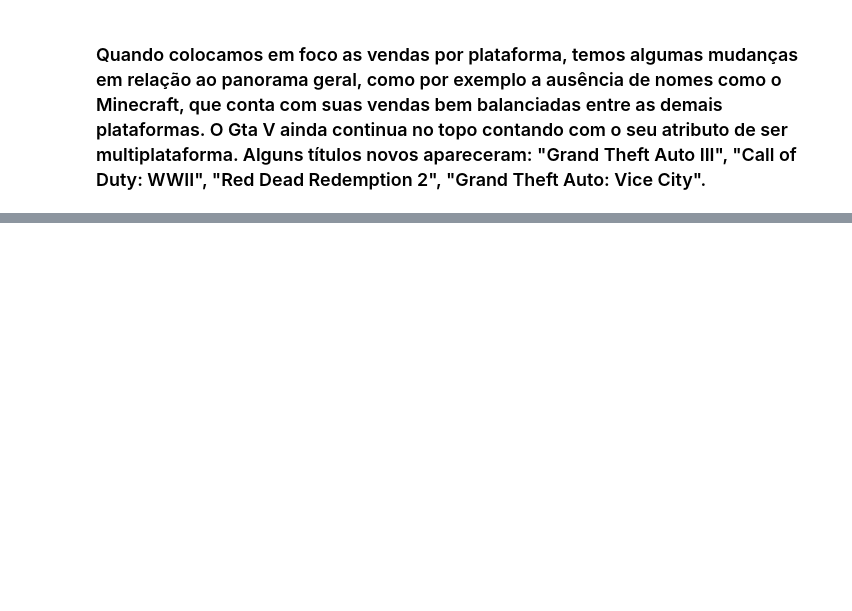
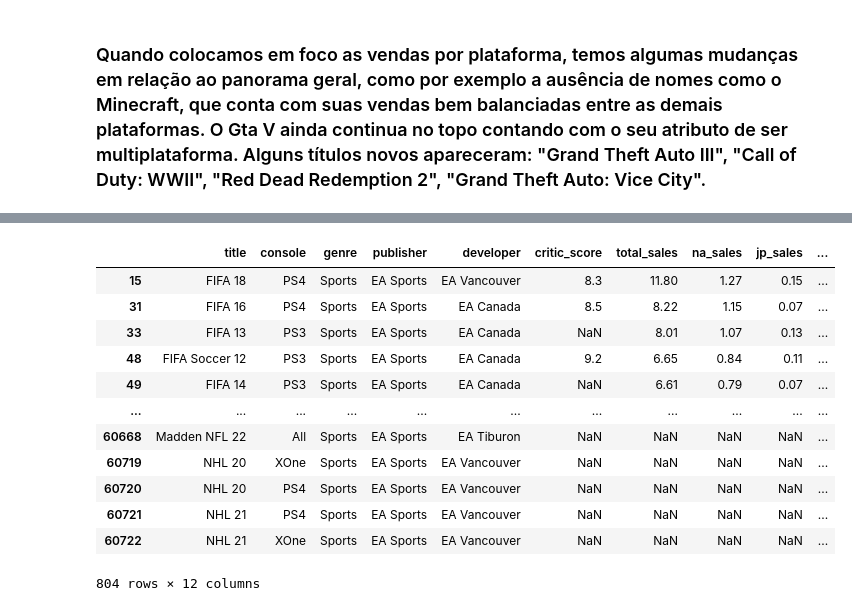
Before and after one commit to MatheusMorandi/Analise_Vendas_Jogos_2024, a Jupyter notebook: src/eda.ipynb, the cells around one changed output, grey strips where cells are left out. Drawn from its saved outputs; the diff is of its cells as text; code cells hidden in the pictures; blank space fills up the shorter version.

```diff
--- a/src/eda.ipynb
+++ b/src/eda.ipynb
@@ -264,3 +264,21 @@ mine.head(7)
 | 571 | Minecraft | NS | Sandbox | Mojang | 4J Studios | 9.2 | 1.89 | 0.69 | 0.52 | ... |
 | 849 | Minecraft | WiiU | Misc | Mojang | 4J Studios | 5.5 | 1.47 | 0.50 | 0.38 | ... |
 | 4477 | Minecraft | 3DS | Misc | Nintendo | Other Ocean Interactive | 6.7 | 0.37 | 0.33 | NaN | ... |
+# %%
+fifa = ds[ds['publisher'] == "EA Sports"]
+
+fifa
+# %% [output]
+|  | title | console | genre | publisher | developer | critic_score | total_sales | na_sales | jp_sales | ... |
+| 15 | FIFA 18 | PS4 | Sports | EA Sports | EA Vancouver | 8.3 | 11.80 | 1.27 | 0.15 | ... |
+| 31 | FIFA 16 | PS4 | Sports | EA Sports | EA Canada | 8.5 | 8.22 | 1.15 | 0.07 | ... |
+| 33 | FIFA 13 | PS3 | Sports | EA Sports | EA Canada | NaN | 8.01 | 1.07 | 0.13 | ... |
+| 48 | FIFA Soccer 12 | PS3 | Sports | EA Sports | EA Canada | 9.2 | 6.65 | 0.84 | 0.11 | ... |
+| 49 | FIFA 14 | PS3 | Sports | EA Sports | EA Canada | NaN | 6.61 | 0.79 | 0.07 | ... |
+| ... | ... | ... | ... | ... | ... | ... | ... | ... | ... | ... |
+| 60668 | Madden NFL 22 | All | Sports | EA Sports | EA Tiburon | NaN | NaN | NaN | NaN | ... |
+| 60719 | NHL 20 | XOne | Sports | EA Sports | EA Vancouver | NaN | NaN | NaN | NaN | ... |
+| 60720 | NHL 20 | PS4 | Sports | EA Sports | EA Vancouver | NaN | NaN | NaN | NaN | ... |
+| 60721 | NHL 21 | PS4 | Sports | EA Sports | EA Vancouver | NaN | NaN | NaN | NaN | ... |
+| 60722 | NHL 21 | XOne | Sports | EA Sports | EA Vancouver | NaN | NaN | NaN | NaN | ... |
+804 rows × 12 columns
```
Also changed, not shown: parts of 2 cells of this notebook.
